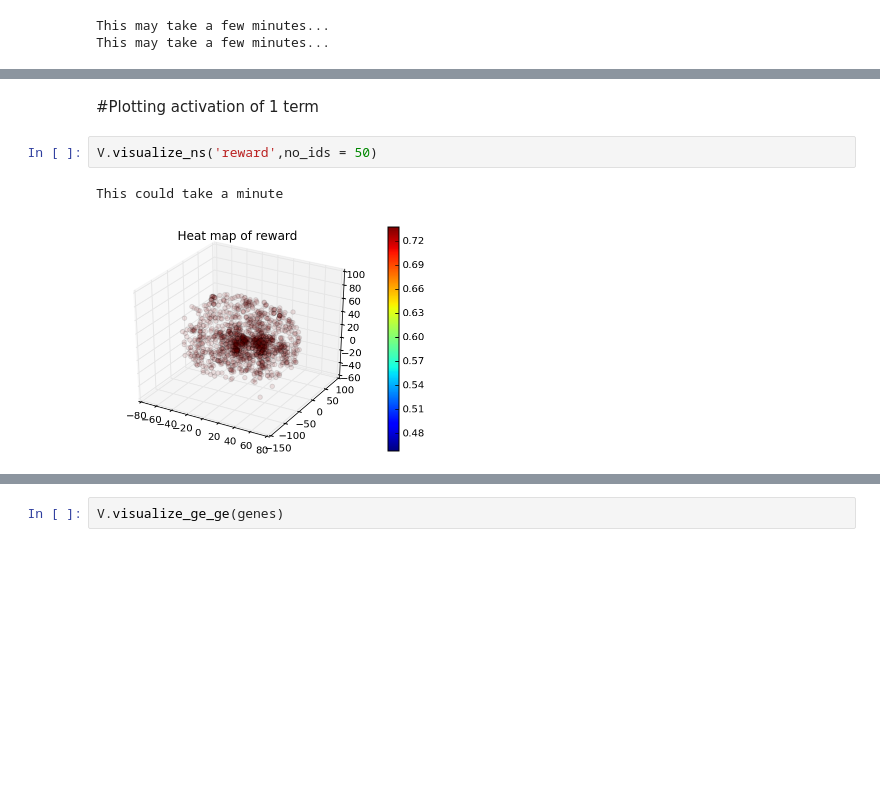
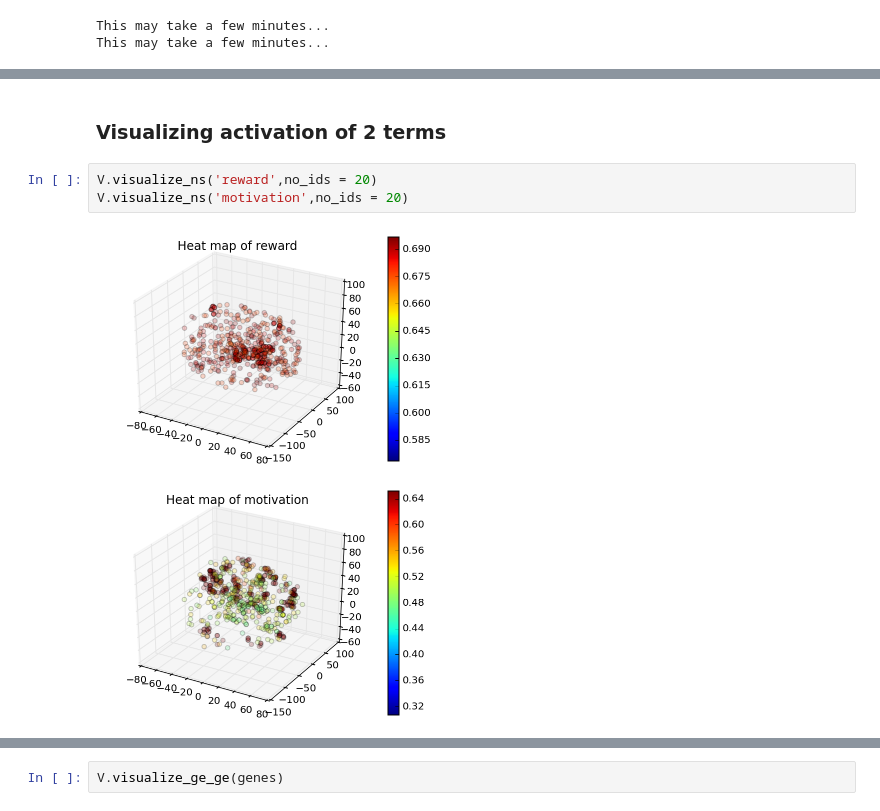
Before and after one commit to voytekresearch/nsaba, a Jupyter notebook: notebooks/demos/Nsaba_Demonstration.ipynb, the cells around one changed output, grey strips where cells are left out. Cells and saved outputs as stored; diff of their text form; blank space fills up the shorter version.

```diff
--- a/notebooks/demos/Nsaba_Demonstration.ipynb
+++ b/notebooks/demos/Nsaba_Demonstration.ipynb
@@ -145,7 +172,8 @@ V.visualize_ge([genes[1]])
 # %% [markdown]
-#Plotting activation of 1 term
+### Visualizing activation of 2 terms
 # %%
-V.visualize_ns('reward',no_ids = 50)
+V.visualize_ns('reward',no_ids = 20)
+V.visualize_ns('motivation',no_ids = 20)
 # %% [output]
-This could take a minute
-[figure, old version]
+[figure, new version]
+[figure, added]
```
Also changed, not shown: parts of 24 cells of this notebook, 3 other files.
